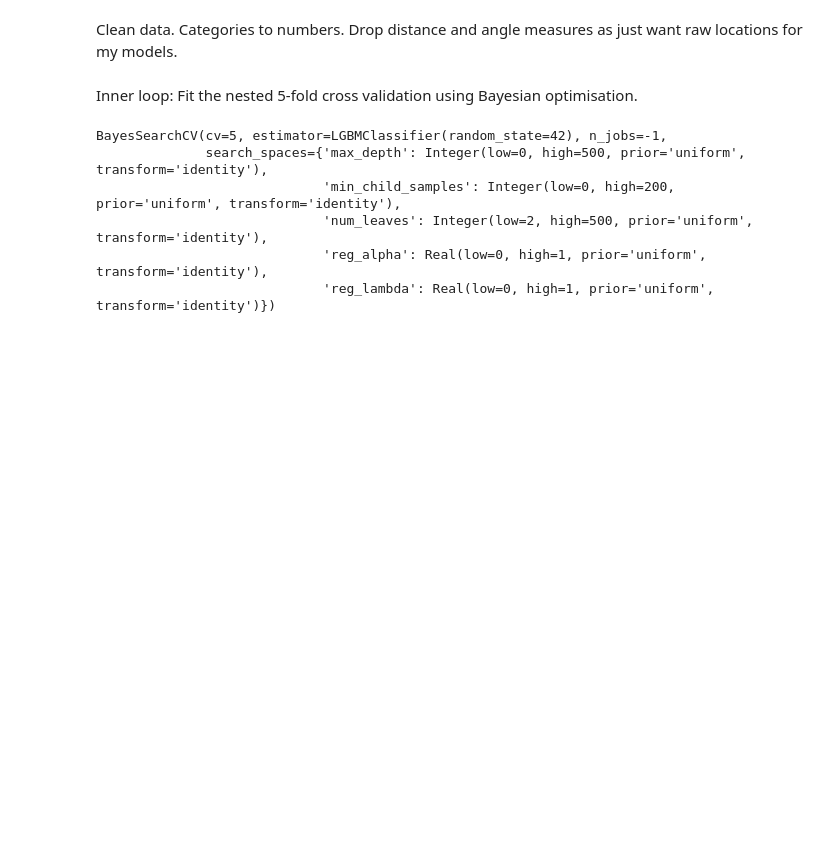
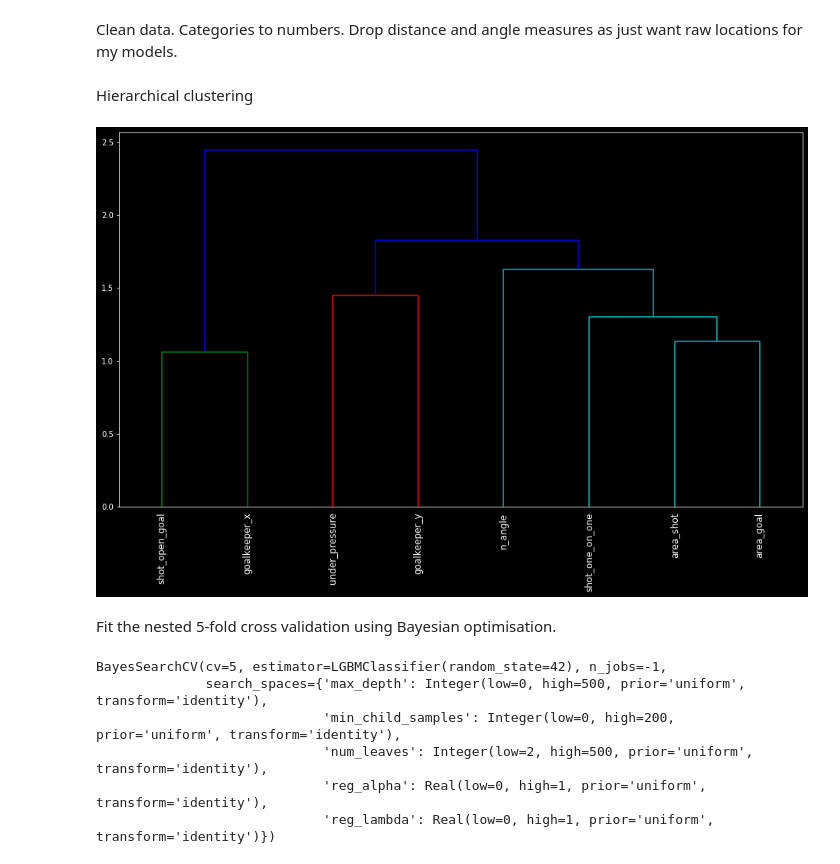
Before and after one commit to andrewRowlinson/expected-goals-thesis, a Jupyter notebook: notebooks/06a-expected-goals-model.ipynb, the cells around one changed output. Cells and saved outputs as stored; diff of their text form; code cells hidden in the pictures; blank space fills up the shorter version.

```diff
--- a/notebooks/06a-expected-goals-model.ipynb
+++ b/notebooks/06a-expected-goals-model.ipynb
@@ -207,8 +210,17 @@ def clean_lightgbm(df):
 X_train = clean_lightgbm(X_train)
 X_test = clean_lightgbm(X_test)
 X_calibration = clean_lightgbm(X_calibration)
+# %% [markdown]
+Hierarchical clustering
+# %%
+fig, ax = plt.subplots(figsize=(16, 9))
+corr = spearmanr(X_train.dropna(how='any', axis=1)).correlation
+corr_linkage = hierarchy.ward(corr)
+dendro = hierarchy.dendrogram(corr_linkage, labels=X_train.columns, ax=ax, leaf_rotation=90)
+# %% [output]
+[figure, added]
 # %% [markdown]
-Inner loop: Fit the nested 5-fold cross validation using Bayesian optimisation.
+Fit the nested 5-fold cross validation using Bayesian optimisation.
 # %%
 lgbm = LGBMClassifier(random_state=42)
 lgbm_param_grid = {'min_child_samples': Integer(0, 200),
```
Also changed, not shown: parts of 16 cells of this notebook.
